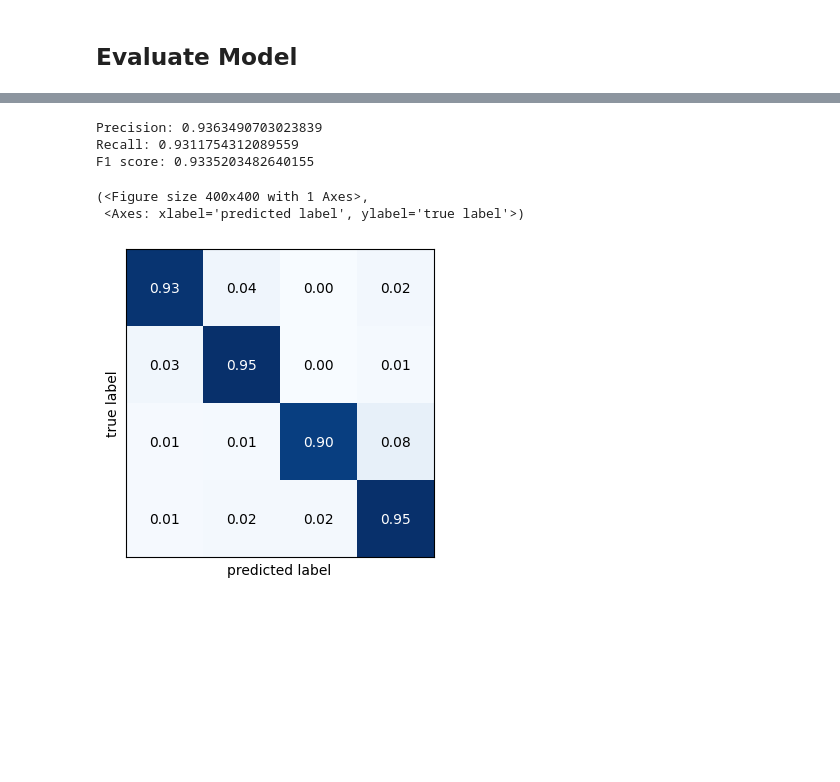
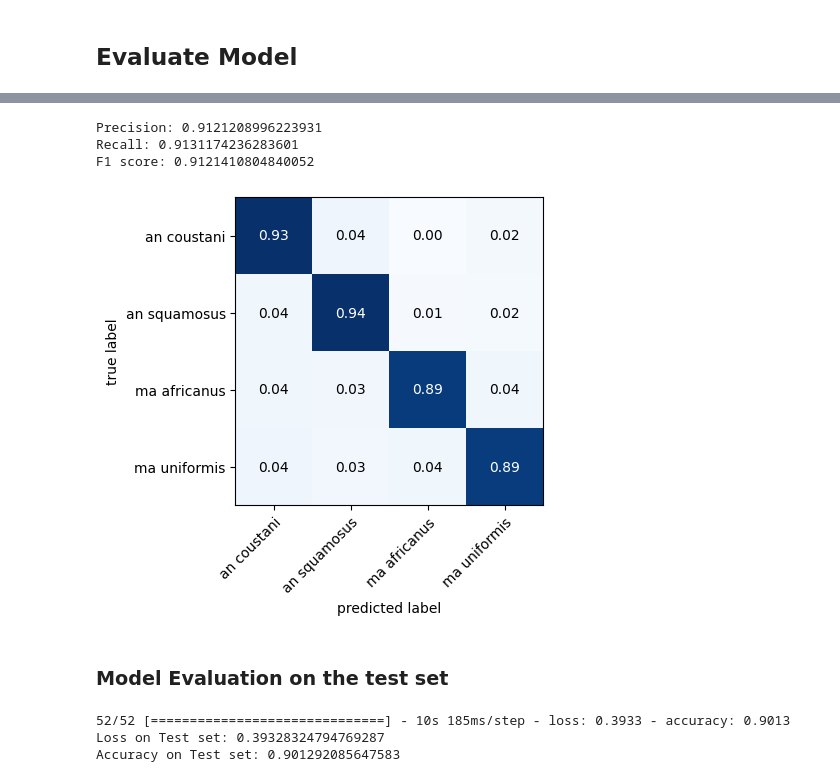
Before and after one commit to Billz22/BuzzNet-Mosquito-Acoustic-Classification, a Jupyter notebook: Code/BuzzNet.ipynb, the cells around one changed output, grey strips where cells are left out. Saved outputs shown, nothing was run; the diff lists cells and outputs as text; code cells hidden in the pictures; blank space fills up the shorter version.

```diff
--- a/Code/BuzzNet.ipynb
+++ b/Code/BuzzNet.ipynb
@@ -215,4 +215,4 @@ class AudioGenerator(Sequence):
 
         return X_batch, y_batch
 # %%
-X_, y_ = load_dataset("D:/buzzNet/data/species_8/*", max_species=classes)
+X_, y_ = load_dataset("D:/buzzNet/data/species/*", max_species=classes)
@@ -225,3 +219,6 @@ X_train, X_val, y_train, y_val = train_test_split(X_, y_, test_size=0.20)
+# %%
+X_train, X_temp, y_train, y_temp = train_test_split(X_, y_, test_size=0.30, random_state=42)
+X_val, X_test, y_val, y_test = train_test_split(X_temp, y_temp, test_size=0.5, random_state=42)
 # %%
 print("Size of X_train is:",np.shape(X_train))
 print("Size of y_train is:",np.shape(y_train))
@@ -415,23 +409,32 @@ print("Precision:", p)
 print("Recall:", r)
 print("F1 score:", f1)
 # %% [output]
-Precision: 0.9363490703023839
-Recall: 0.9311754312089559
-F1 score: 0.9335203482640155
+Precision: 0.9121208996223931
+Recall: 0.9131174236283601
+F1 score: 0.9121410804840052
 # %%
 from sklearn.metrics import confusion_matrix
 from mlxtend.plotting import plot_confusion_matrix
 
 cm = confusion_matrix(y_val, y_val_actual)
 
 plot_confusion_matrix(cm,
                       show_normed=True,
                       show_absolute=False,
                       figsize=(4, 4),
-                      class_names=['an coustani', 'an squamosus', 'ma africanus', 'ma uniformis']
-                      hide_ticks=True)
-plt.savefig(r'D:\BuzzNet\data\species_8' + '_confusionMatrix.png'), bbox_inches='tight', dpi=500)
+                      class_names=['an coustani', 'an squamosus', 'ma africanus', 'ma uniformis'],
+                      hide_ticks=False)
+plt.savefig('D:/BuzzNet/result/' + 'confusionMatrix.png', bbox_inches='tight', dpi=900)
 # %% [output]
-(<Figure size 400x400 with 1 Axes>,
- <Axes: xlabel='predicted label', ylabel='true label'>)
-[figure, old version]
+[figure, new version]
+# %% [markdown]
+### Model Evaluation on the test set
+# %%
+test_loss, test_accuracy = buzznet_model.evaluate(test_gen)
+
+print("Loss on Test set:", test_loss)
+print("Accuracy on Test set:", test_accuracy)
+# %% [output]
+52/52 [==============================] - 10s 185ms/step - loss: 0.3933 - accuracy: 0.9013
+Loss on Test set: 0.39328324794769287
+Accuracy on Test set: 0.901292085647583
```
Also changed, not shown: parts of 18 cells of this notebook.
